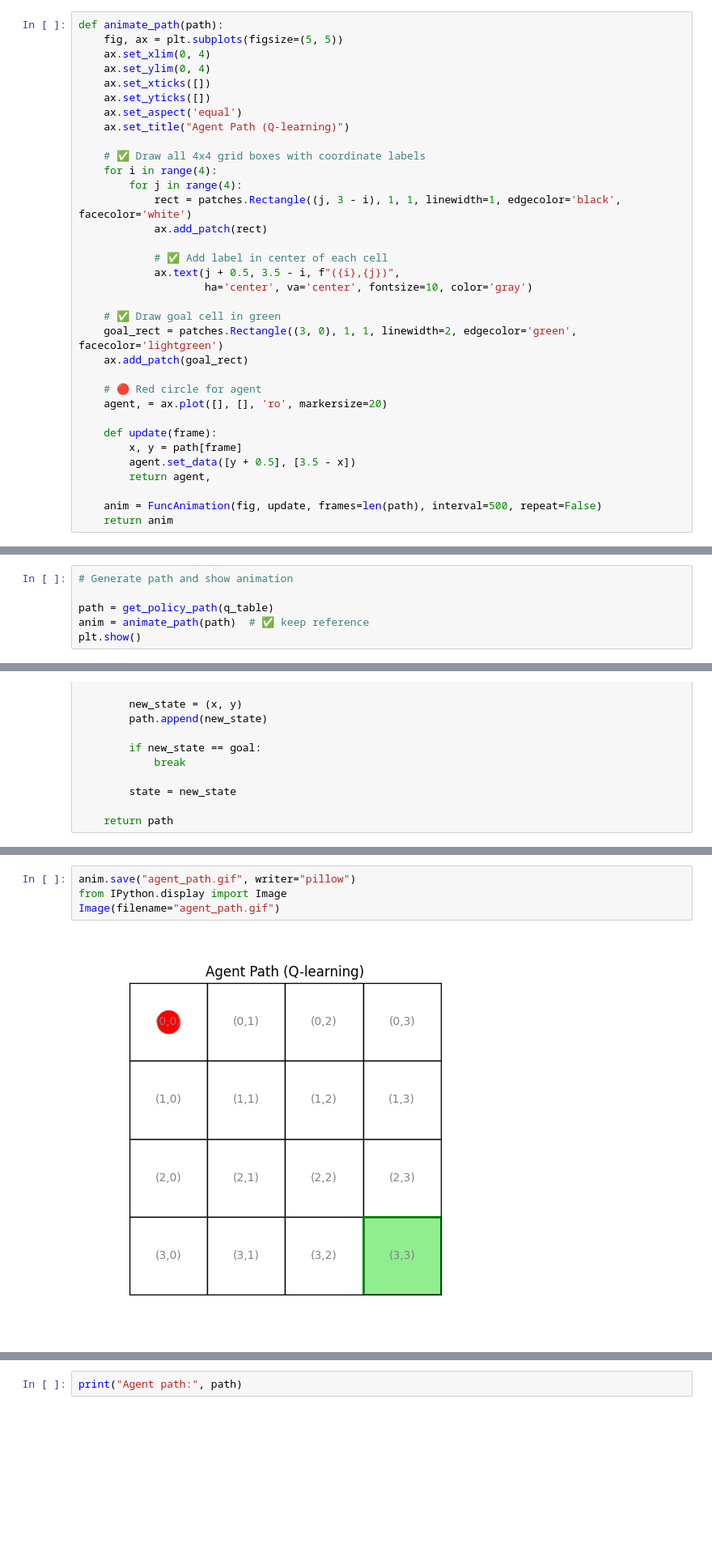
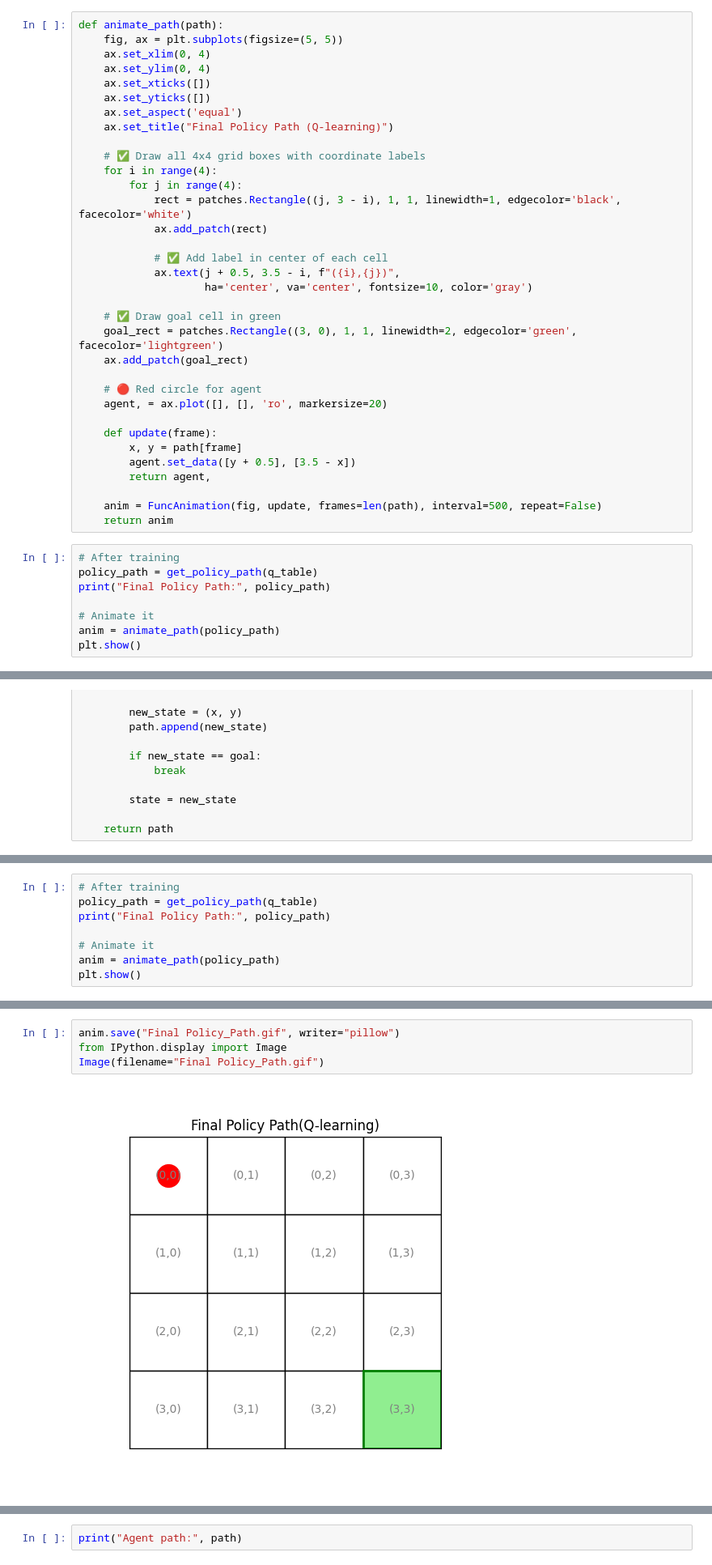
Before and after one commit to Menna0Ameen/Advanced-Neural-Network-Q-Learning-project-, a Jupyter notebook: Advanced_neuralnetwork2025.ipynb, the cells around one changed output, grey strips where cells are left out. Shown at 81% size. Cells and saved outputs as stored; diff of their text form; blank space fills up the shorter version.

```diff
--- a/Advanced_neuralnetwork2025.ipynb
+++ b/Advanced_neuralnetwork2025.ipynb
@@ -295,7 +328,7 @@ def animate_path(path):
     ax.set_xticks([])
     ax.set_yticks([])
     ax.set_aspect('equal')
-    ax.set_title("Agent Path (Q-learning)")
+    ax.set_title("Final Policy Path (Q-learning)")
 
     # ✅ Draw all 4x4 grid boxes with coordinate labels
     for i in range(4):
@@ -321,3 +354,11 @@ def animate_path(path):
 
     anim = FuncAnimation(fig, update, frames=len(path), interval=500, repeat=False)
     return anim
+# %%
+# After training
+policy_path = get_policy_path(q_table)
+print("Final Policy Path:", policy_path)
+
+# Animate it
+anim = animate_path(policy_path)
+plt.show()
@@ -347,6 +414,0 @@ print(q_table)
-# %%
-# Generate path and show animation
-
-path = get_policy_path(q_table)
-anim = animate_path(path)  # ✅ keep reference
-plt.show()
@@ -506,0 +523,8 @@ print(q_table)
+# %%
+# After training
+policy_path = get_policy_path(q_table)
+print("Final Policy Path:", policy_path)
+
+# Animate it
+anim = animate_path(policy_path)
+plt.show()
@@ -507,9 +534,9 @@ print(q_table)
 # %%
-anim.save("agent_path.gif", writer="pillow")
+anim.save("Final Policy_Path.gif", writer="pillow")
 from IPython.display import Image
-Image(filename="agent_path.gif")
+Image(filename="Final Policy_Path.gif")
 # %% [output]
-[figure, old version]
+[figure, new version]
 # %%
 # Install Pillow if needed
 !pip install -q pillow
```
Also changed, not shown: parts of 37 cells of this notebook.
